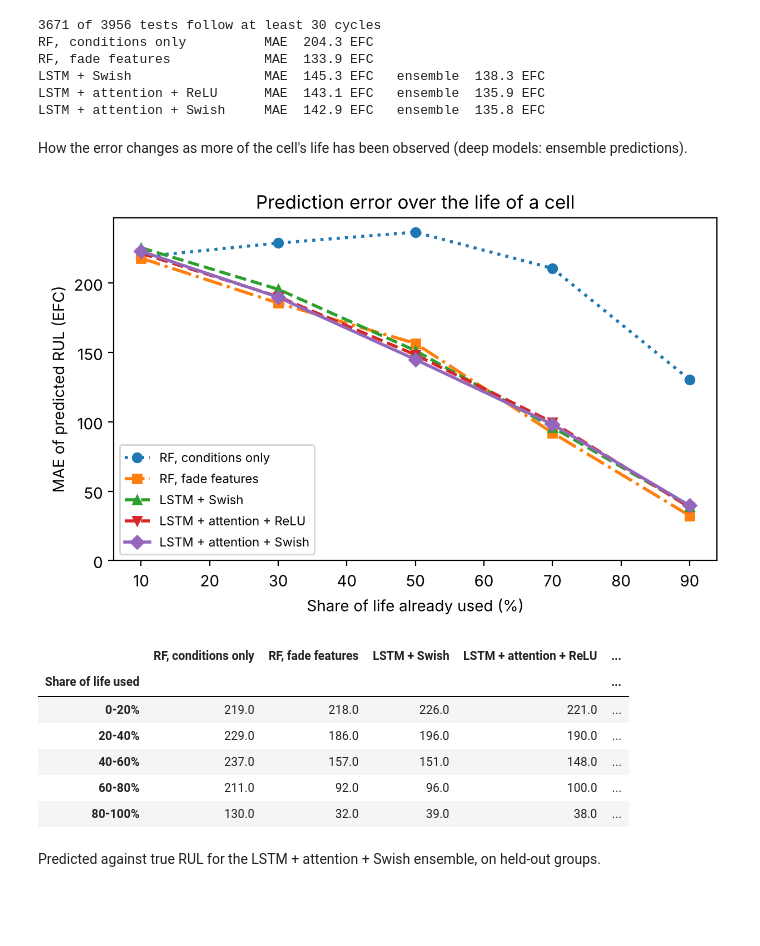
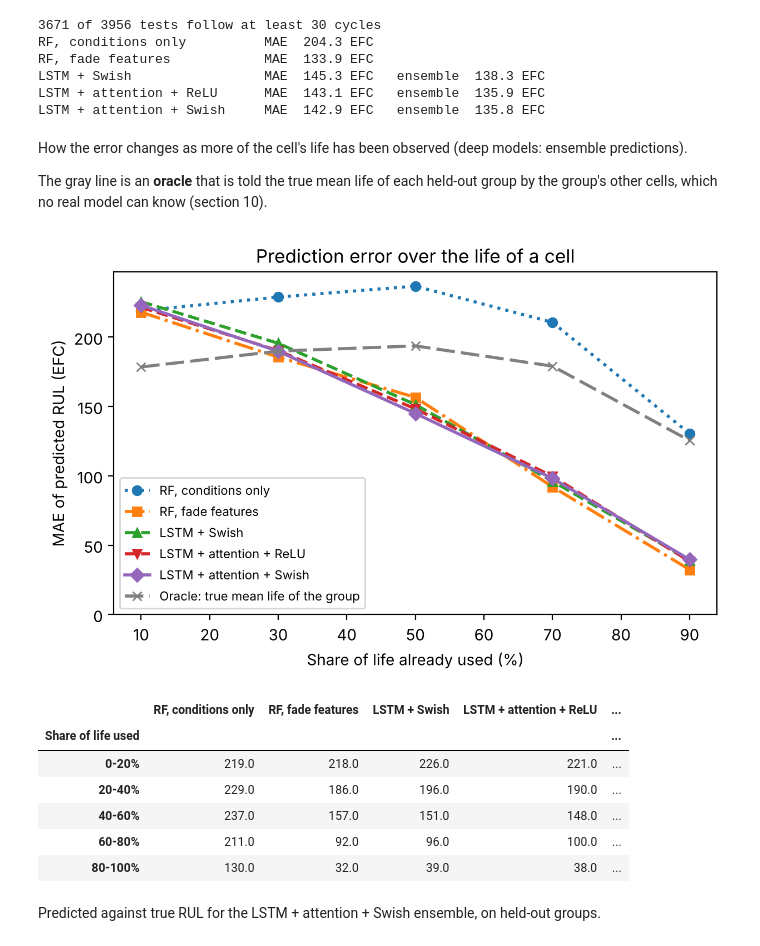
Before and after one commit to junbo9/battery-rul-lstm-attention, a Jupyter notebook: 02_train_models.ipynb, the cells around one changed output. Drawn from its saved outputs; the diff is of its cells as text; code cells hidden in the pictures; blank space fills up the shorter version.

```diff
--- a/02_train_models.ipynb
+++ b/02_train_models.ipynb
@@ -309,31 +309,44 @@ LSTM + attention + ReLU      MAE  143.1 EFC   ensemble  135.9 EFC
 LSTM + attention + Swish     MAE  142.9 EFC   ensemble  135.8 EFC
 # %% [markdown]
 How the error changes as more of the cell's life has been observed (deep models: ensemble predictions).
+
+The gray line is an **oracle** that is told the true mean life of each held-out group by the group's other cells, which no real model can know (section 10).
 # %%
 compared = {'RF, conditions only': rf_cond, 'RF, fade features': rf_fade, **ensemble}
 bins = np.linspace(0, 1, 6)
 centers = (bins[:-1] + bins[1:]) / 2
 which = np.clip(np.digitize(life_frac, bins) - 1, 0, len(centers) - 1)
 
-by_stage = pd.DataFrame({name: [np.abs(pred - true_rul)[which == b].mean() for b in range(len(centers))]
+# Oracle: told the true mean life of the held-out group by the group's other cells (impossible in practice).
+# Its error is what remains from the spread between cells cycled the same way (section 10).
+cells_tab = steps.drop_duplicates('cell').set_index('cell')
+g_sum = cells_tab.groupby('group')['efc_total'].transform('sum')
+g_n = cells_tab.groupby('group')['efc_total'].transform('count')
+sibling_life = ((g_sum - cells_tab['efc_total']) / (g_n - 1)).where(g_n > 1)
+oracle = np.maximum(sibling_life.loc[steps['cell'].values[step_rows]].values - steps['efc_so_far'].values[step_rows], 1.0)
+compared['Oracle: true mean life of the group'] = oracle       # NaN for the one group with a single cell
+
+by_stage = pd.DataFrame({name: [np.nanmean(np.abs(pred - true_rul)[which == b]) for b in range(len(centers))]
                          for name, pred in compared.items()},
                         index=[f'{int(lo * 100)}-{int(hi * 100)}%' for lo, hi in zip(bins[:-1], bins[1:])])
 by_stage.index.name = 'Share of life used'
 by_stage.round(0).to_csv('figures/error_by_stage.csv')
 
 fig, ax = plt.subplots(figsize=(7, 4))
-for name, style, marker in zip(compared, [':', '-.', '--', '--', '-'], ['o', 's', '^', 'v', 'D']):
-    ax.plot(centers * 100, by_stage[name], style, marker=marker, lw=2, label=name)
+styles = [':', '-.', '--', '--', '-', (0, (6, 2))]
+for name, style, marker in zip(compared, styles, ['o', 's', '^', 'v', 'D', 'x']):
+    ax.plot(centers * 100, by_stage[name], linestyle=style, marker=marker, lw=2, label=name,
+            color='gray' if name.startswith('Oracle') else None)
 ax.set_xlabel('Share of life already used (%)')
 ax.set_ylabel('MAE of predicted RUL (EFC)')
 ax.set_title('Prediction error over the life of a cell')
 ax.set_ylim(bottom=0)
 ax.legend(fontsize=8)
 fig.savefig('figures/error_over_life.png', dpi=150, bbox_inches='tight')
 plt.show()
 by_stage.round(0)
 # %% [output]
-[figure, old version]
+[figure, new version]
 |  | RF, conditions only | RF, fade features | LSTM + Swish | LSTM + attention + ReLU | ... |
 | Share of life used |  |  |  |  | ... |
 | 0-20% | 219.0 | 218.0 | 226.0 | 221.0 | ... |
```
Also changed, not shown: parts of 11 cells of this notebook, 9 other files.
